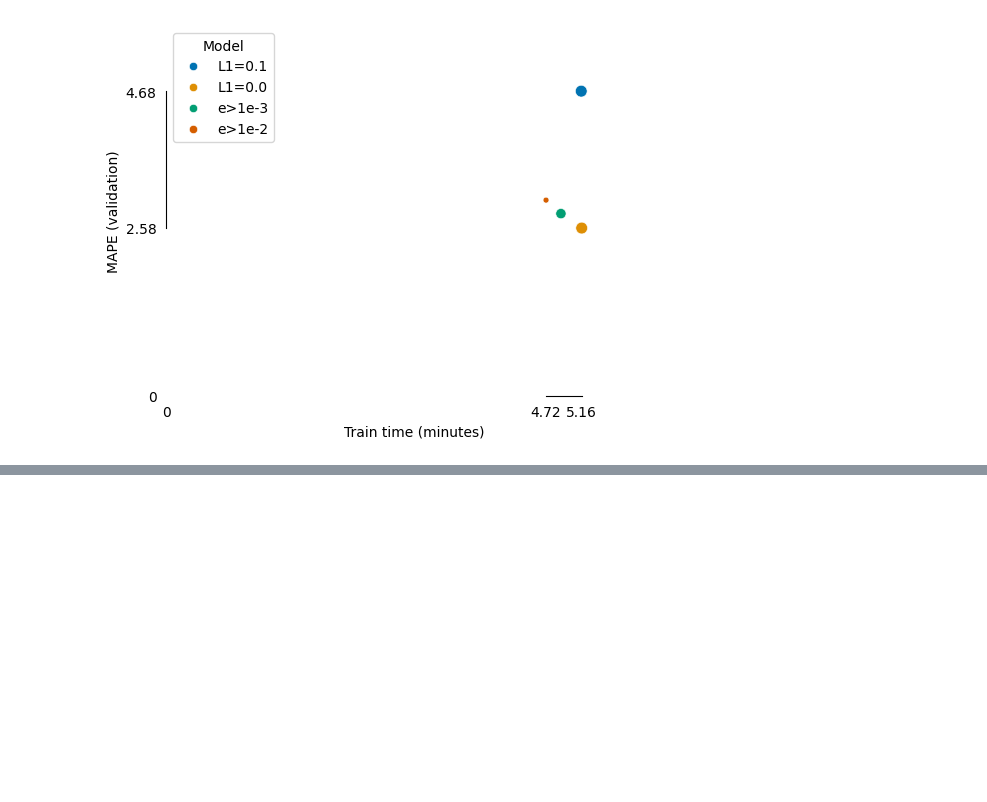
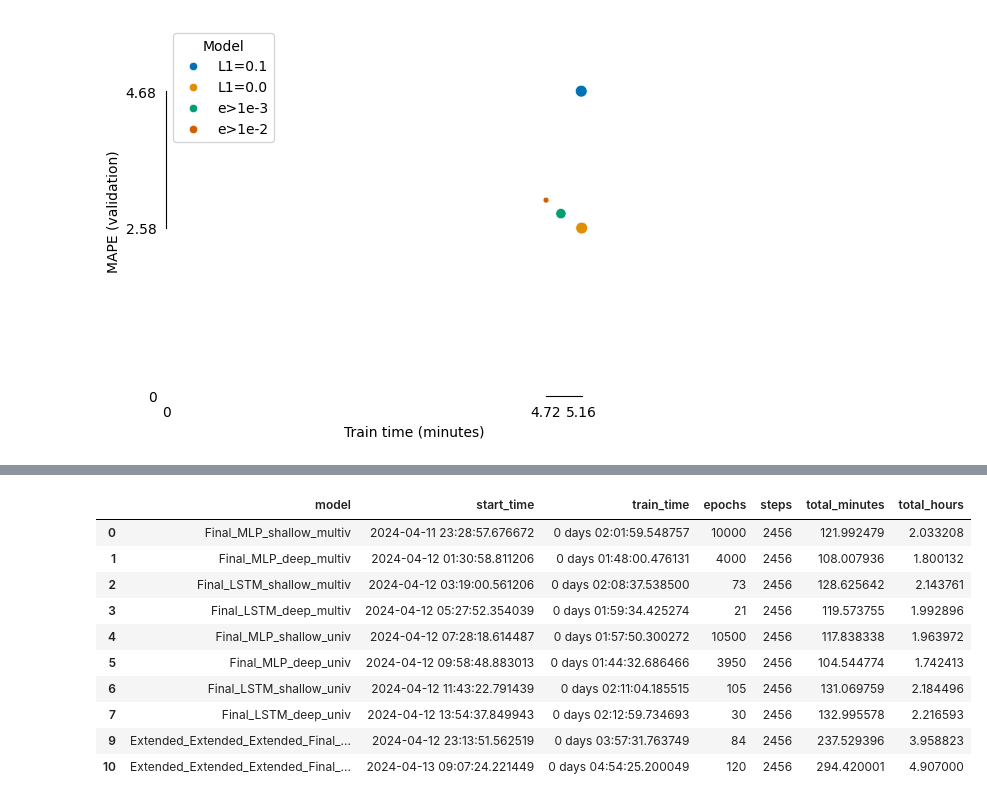
Before and after one commit to mango-unchained/Team-K---ZZSC9020-Capstone-Project, a Jupyter notebook: Results.ipynb, the cells around one changed output, grey strips where cells are left out. Saved outputs shown, nothing was run; the diff lists cells and outputs as text; code cells hidden in the pictures; blank space fills up the shorter version.

```diff
--- a/Results.ipynb
+++ b/Results.ipynb
@@ -425,0 +498,14 @@ show(fig, [ax], style_legend=False)
+# %%
+ttimes
+# %% [output]
+|  | model | start_time | train_time | epochs | steps | total_minutes | total_hours |
+| 0 | Final_MLP_shallow_multiv | 2024-04-11 23:28:57.676672 | 0 days 02:01:59.548757 | 10000 | 2456 | 121.992479 | 2.033208 |
+| 1 | Final_MLP_deep_multiv | 2024-04-12 01:30:58.811206 | 0 days 01:48:00.476131 | 4000 | 2456 | 108.007936 | 1.800132 |
+| 2 | Final_LSTM_shallow_multiv | 2024-04-12 03:19:00.561206 | 0 days 02:08:37.538500 | 73 | 2456 | 128.625642 | 2.143761 |
+| 3 | Final_LSTM_deep_multiv | 2024-04-12 05:27:52.354039 | 0 days 01:59:34.425274 | 21 | 2456 | 119.573755 | 1.992896 |
+| 4 | Final_MLP_shallow_univ | 2024-04-12 07:28:18.614487 | 0 days 01:57:50.300272 | 10500 | 2456 | 117.838338 | 1.963972 |
+| 5 | Final_MLP_deep_univ | 2024-04-12 09:58:48.883013 | 0 days 01:44:32.686466 | 3950 | 2456 | 104.544774 | 1.742413 |
+| 6 | Final_LSTM_shallow_univ | 2024-04-12 11:43:22.791439 | 0 days 02:11:04.185515 | 105 | 2456 | 131.069759 | 2.184496 |
+| 7 | Final_LSTM_deep_univ | 2024-04-12 13:54:37.849943 | 0 days 02:12:59.734693 | 30 | 2456 | 132.995578 | 2.216593 |
+| 9 | Extended_Extended_Extended_Final_... | 2024-04-12 23:13:51.562519 | 0 days 03:57:31.763749 | 84 | 2456 | 237.529396 | 3.958823 |
+| 10 | Extended_Extended_Extended_Final_... | 2024-04-13 09:07:24.221449 | 0 days 04:54:25.200049 | 120 | 2456 | 294.420001 | 4.907000 |
```
Also changed, not shown: parts of 4 cells of this notebook.
